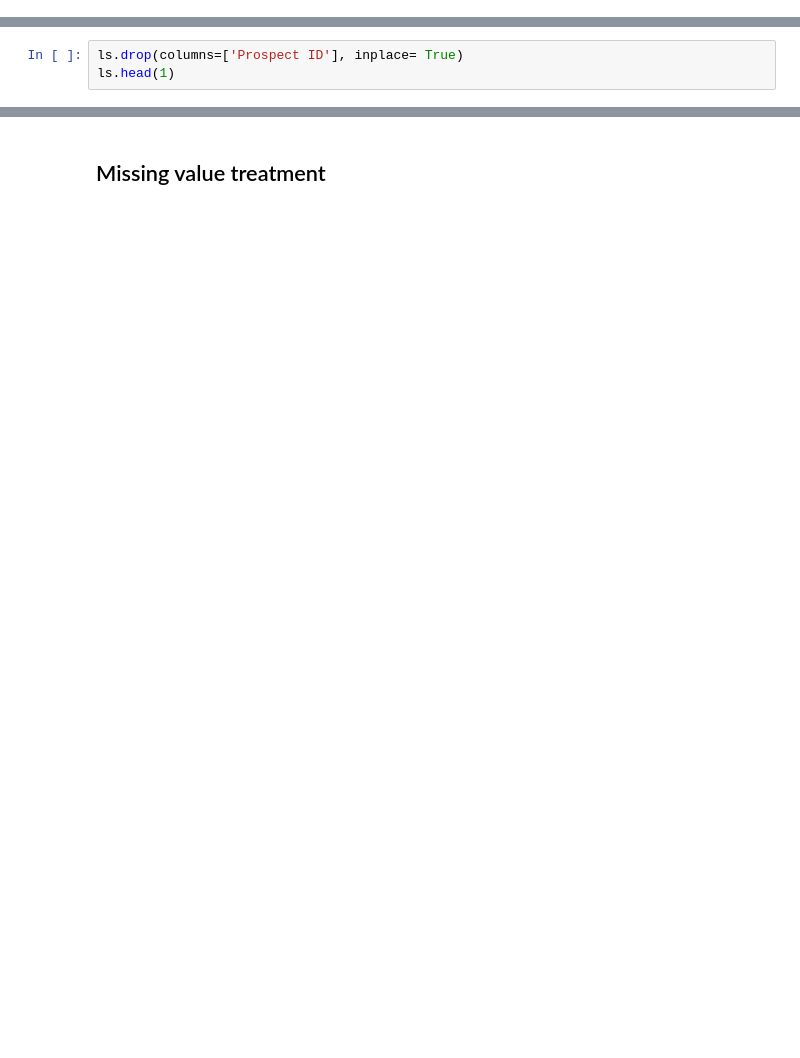
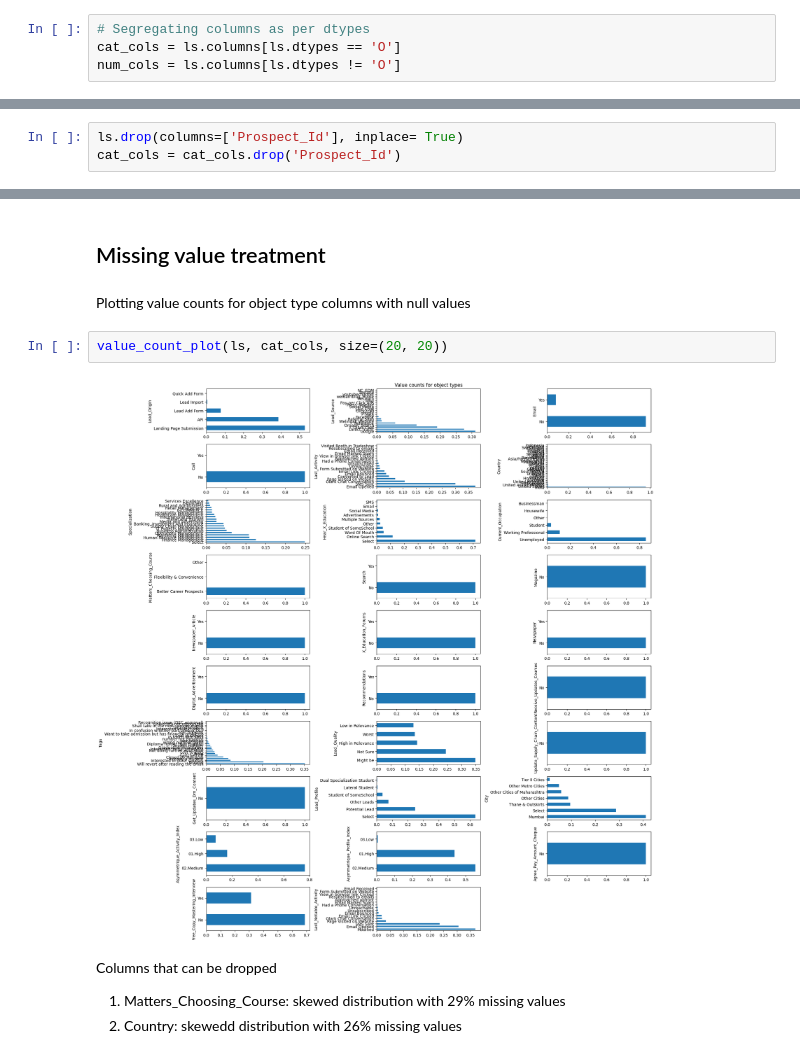
Before and after one commit to arni319/lead_scoring, a Jupyter notebook: lead_scoring_arnab.ipynb, the cells around one changed output, grey strips where cells are left out. Drawn from its saved outputs; the diff is of its cells as text; blank space fills up the shorter version.

Commit message:
function for fetching nulls, partial missing value treatment

```diff
--- a/lead_scoring_arnab.ipynb
+++ b/lead_scoring_arnab.ipynb
@@ -68,0 +80,4 @@ memory usage: 2.6+ MB
+# %%
+# Segregating columns as per dtypes
+cat_cols = ls.columns[ls.dtypes == 'O']
+num_cols = ls.columns[ls.dtypes != 'O']
@@ -69,5 +86,5 @@ memory usage: 2.6+ MB
 # %% [markdown]
 Prospect ID is an object type unique key for all records, but so is Lead Number which is an integer type. Hence Prospect ID is dropped and Lead Number can be used as unique key of each record
 # %%
-ls.drop(columns=['Prospect ID'], inplace= True)
-ls.head(1)
+ls.drop(columns=['Prospect_Id'], inplace= True)
+cat_cols = cat_cols.drop('Prospect_Id')
@@ -122,2 +117,12 @@ Number of number types 6
 # %% [markdown]
 ## Missing value treatment
+# %% [markdown]
+Plotting value counts for object type columns with null values
+# %%
+value_count_plot(ls, cat_cols, size=(20, 20))
+# %% [output]
+[figure, added]
+# %% [markdown]
+Columns that can be dropped
+1. Matters_Choosing_Course: skewed distribution with 29% missing values
+2. Country: skewedd distribution with 26% missing values
```
Also changed, not shown: parts of 17 cells of this notebook.
